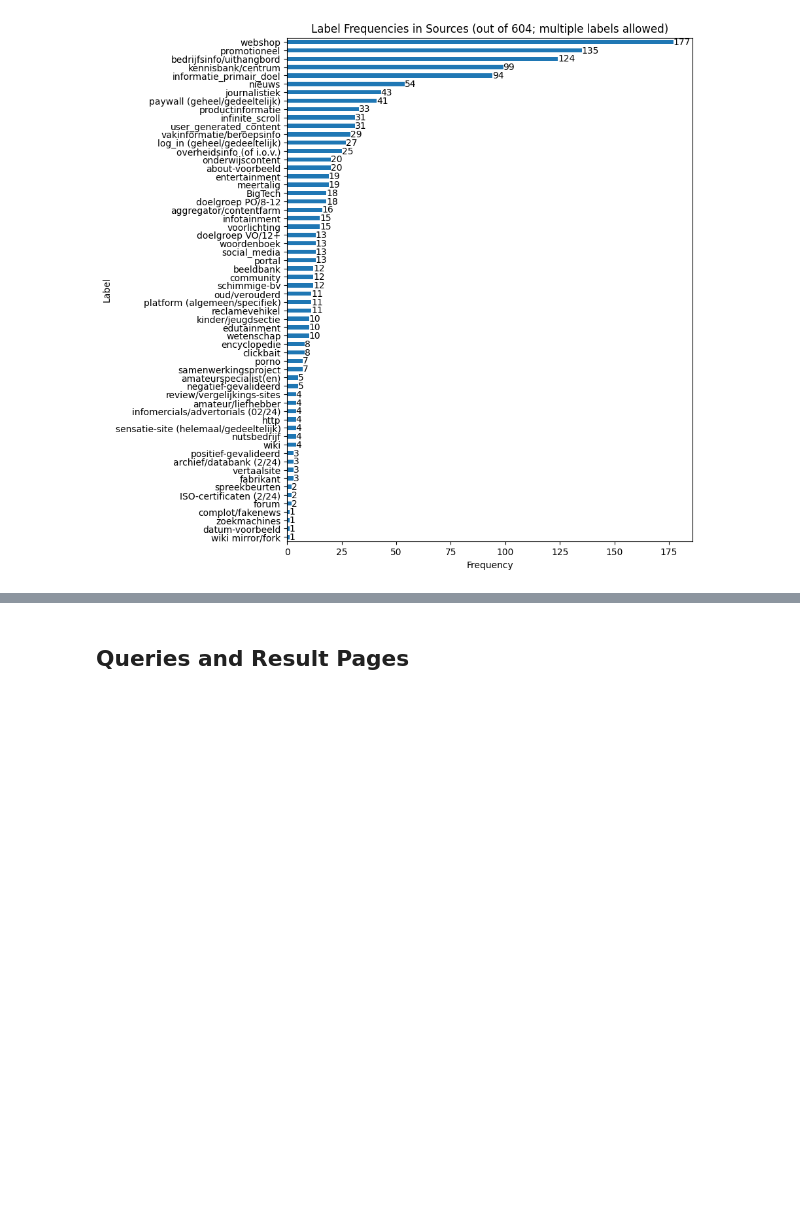
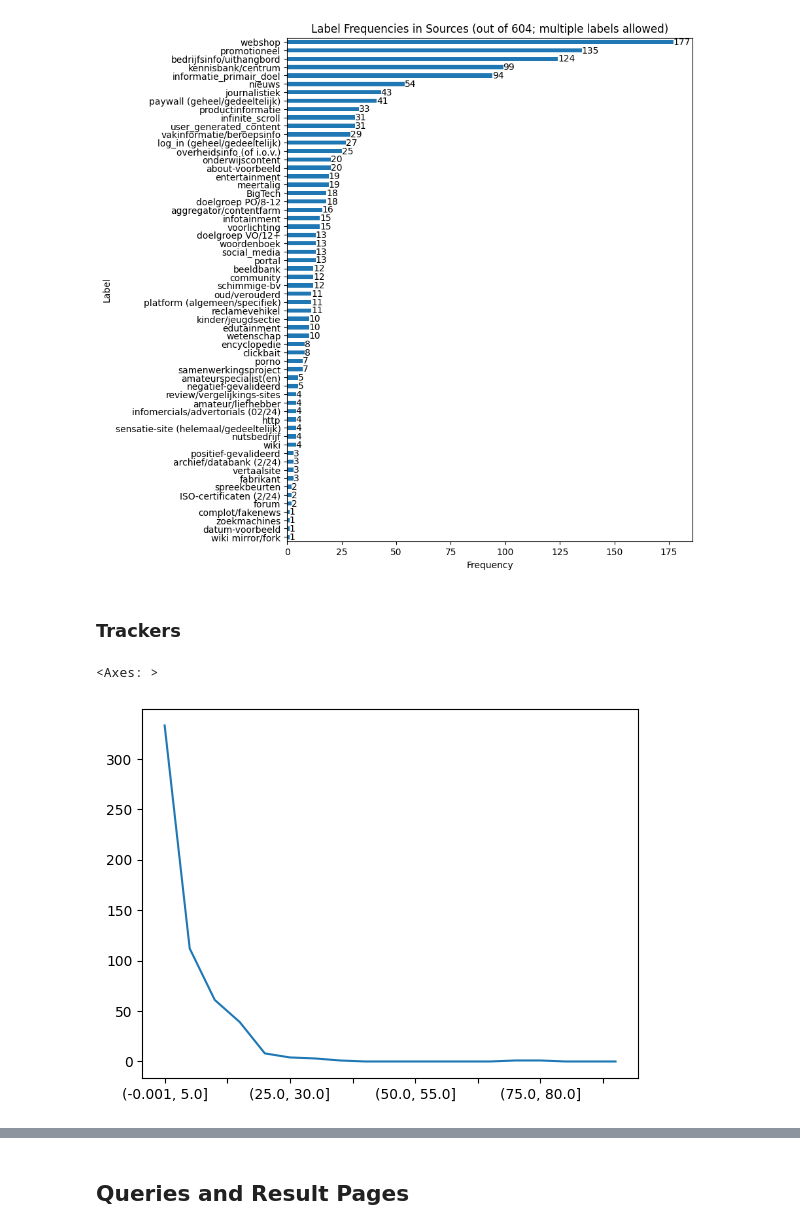
Before and after one commit to SlimZoeken/100queries, a Jupyter notebook: notebooks/analysis.ipynb, the cells around one changed output, grey strips where cells are left out. Cells and saved outputs as stored; diff of their text form; code cells hidden in the pictures; blank space fills up the shorter version.

Commit message:
Add number of trackers per source.

```diff
--- a/notebooks/analysis.ipynb
+++ b/notebooks/analysis.ipynb
@@ -45,7 +45,9 @@ BRONNEN_FILE = BRONNEN_DB_DIR / Path(
 )
 assert BRONNEN_FILE.is_file()
 # %%
-sources = pd.read_csv(BRONNEN_FILE, keep_default_na=True)
+sources = pd.read_csv(
+    BRONNEN_FILE, keep_default_na=True, dtype={"uBlocked trackers": "Int64"}
+)
 sources.head()
 # %% [output]
 |  | Name | URL Domein | Onderwerpen | Sector | Reclame | uBlocked trackers | Commercialiteit | ... |
@@ -457,3 +459,10 @@ ax.bar_label(ax.containers[0])
  Text(0, 0, '135'),
  Text(0, 0, '177')]
 [figure]
+# %% [markdown]
+### Trackers
+# %%
+sources["uBlocked trackers"].value_counts(bins=range(0, 100, 5)).sort_index().plot()
+# %% [output]
+<Axes: >
+[figure, added]
```
Also changed, not shown: parts of 2 cells of this notebook.
